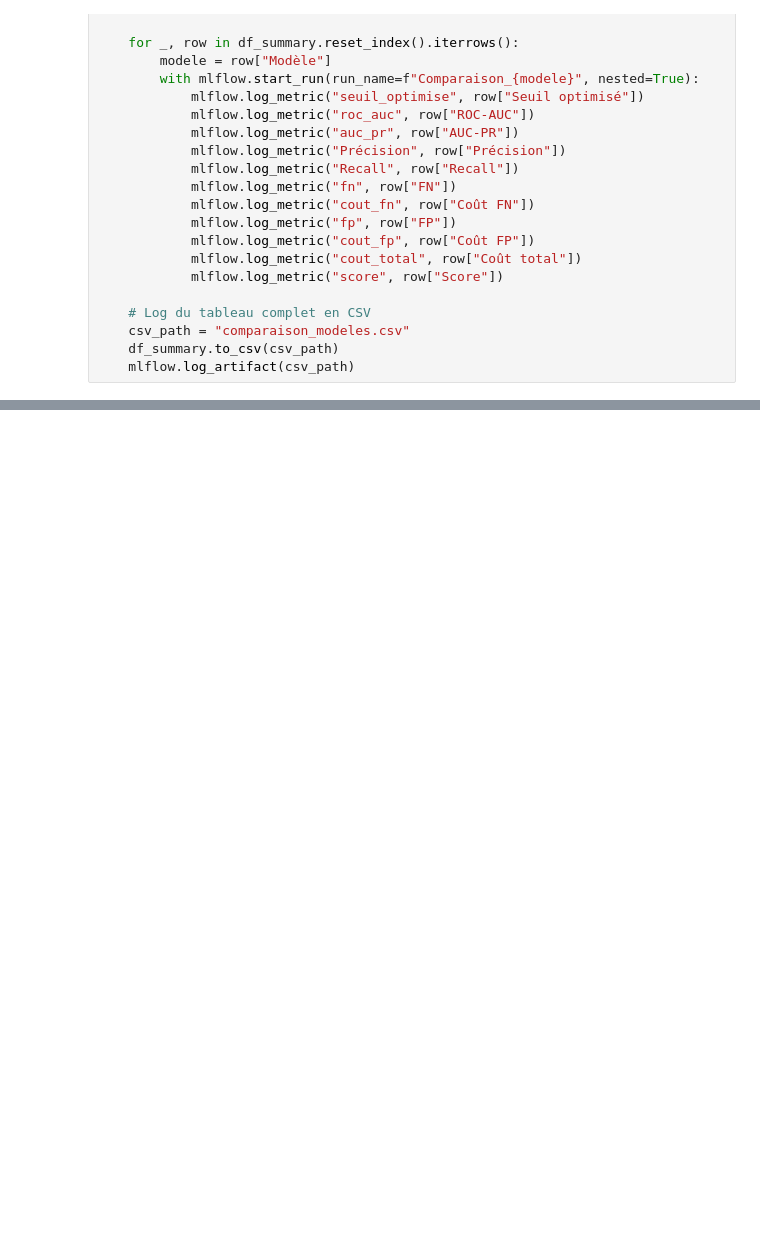
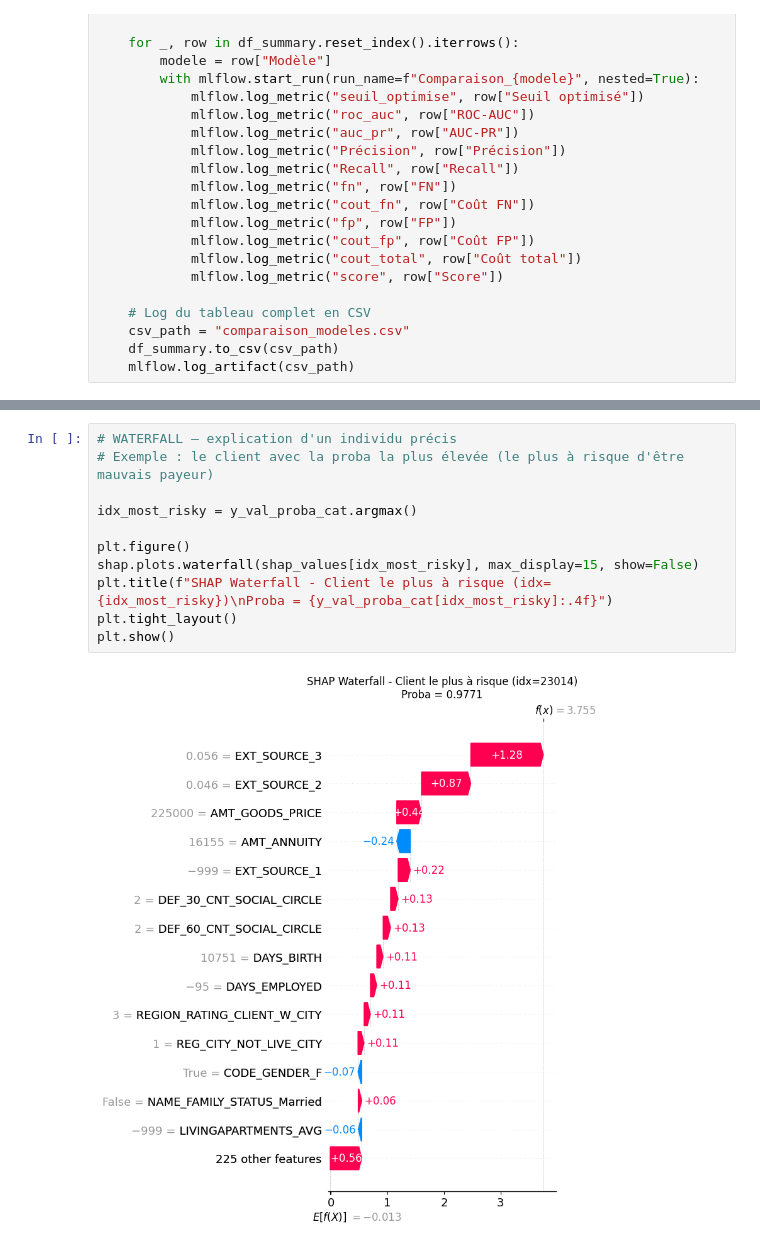
Before and after one commit to christophesallessacareau-boop/Initiez_vous_au_ML_Ops, a Jupyter notebook: main.ipynb, the cells around one changed output, grey strips where cells are left out. Saved outputs shown, nothing was run; the diff lists cells and outputs as text; blank space fills up the shorter version.

```diff
--- a/main.ipynb
+++ b/main.ipynb
@@ -1618,0 +1705,13 @@ with mlflow.start_run(run_name="Comparaison_3_Modeles"):
+# %%
+# WATERFALL — explication d'un individu précis
+# Exemple : le client avec la proba la plus élevée (le plus à risque d'être mauvais payeur)
+
+idx_most_risky = y_val_proba_cat.argmax()
+
+plt.figure()
+shap.plots.waterfall(shap_values[idx_most_risky], max_display=15, show=False)
+plt.title(f"SHAP Waterfall - Client le plus à risque (idx={idx_most_risky})\nProba = {y_val_proba_cat[idx_most_risky]:.4f}")
+plt.tight_layout()
+plt.show()
+# %% [output]
+[figure, added]
```
Also changed, not shown: parts of 21 cells of this notebook, 1 other file.
